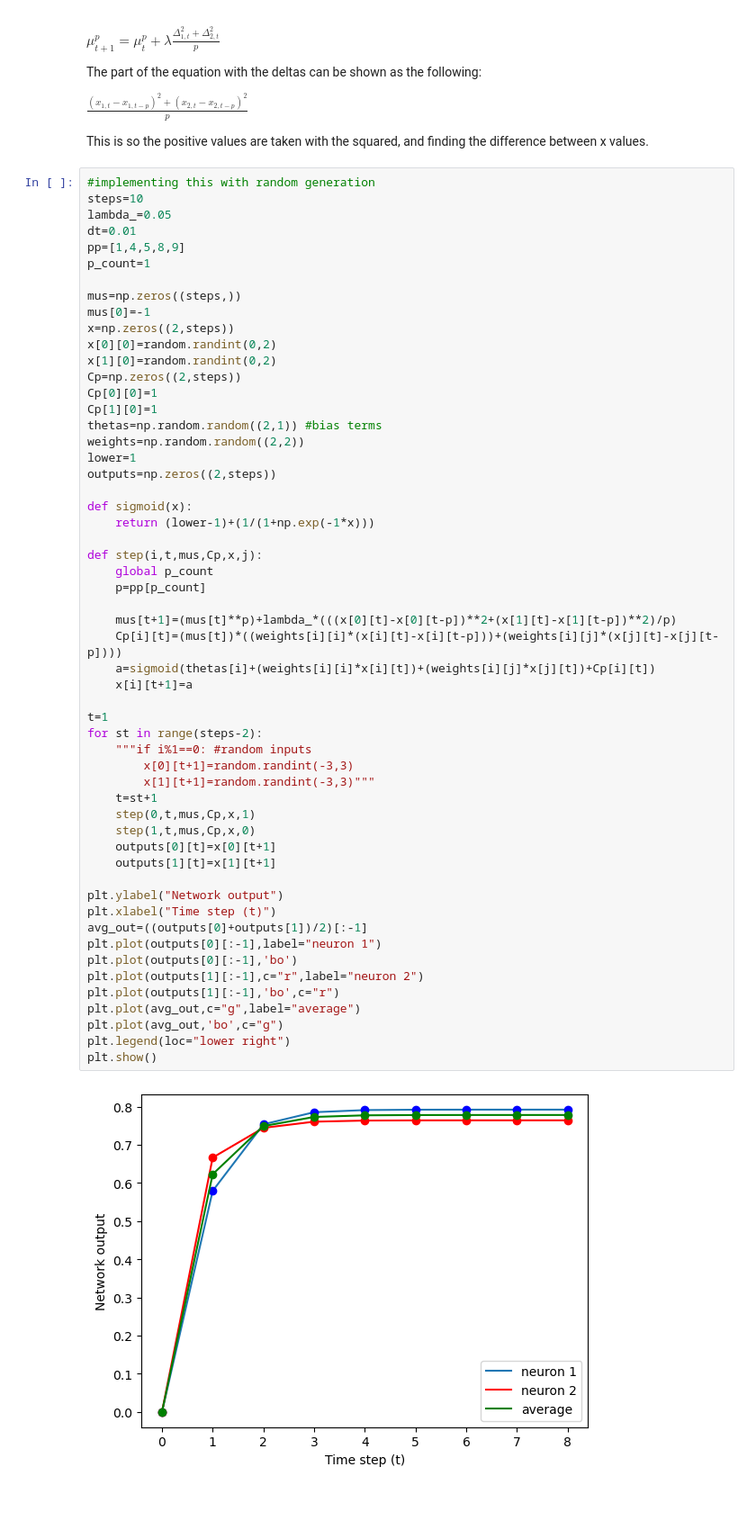
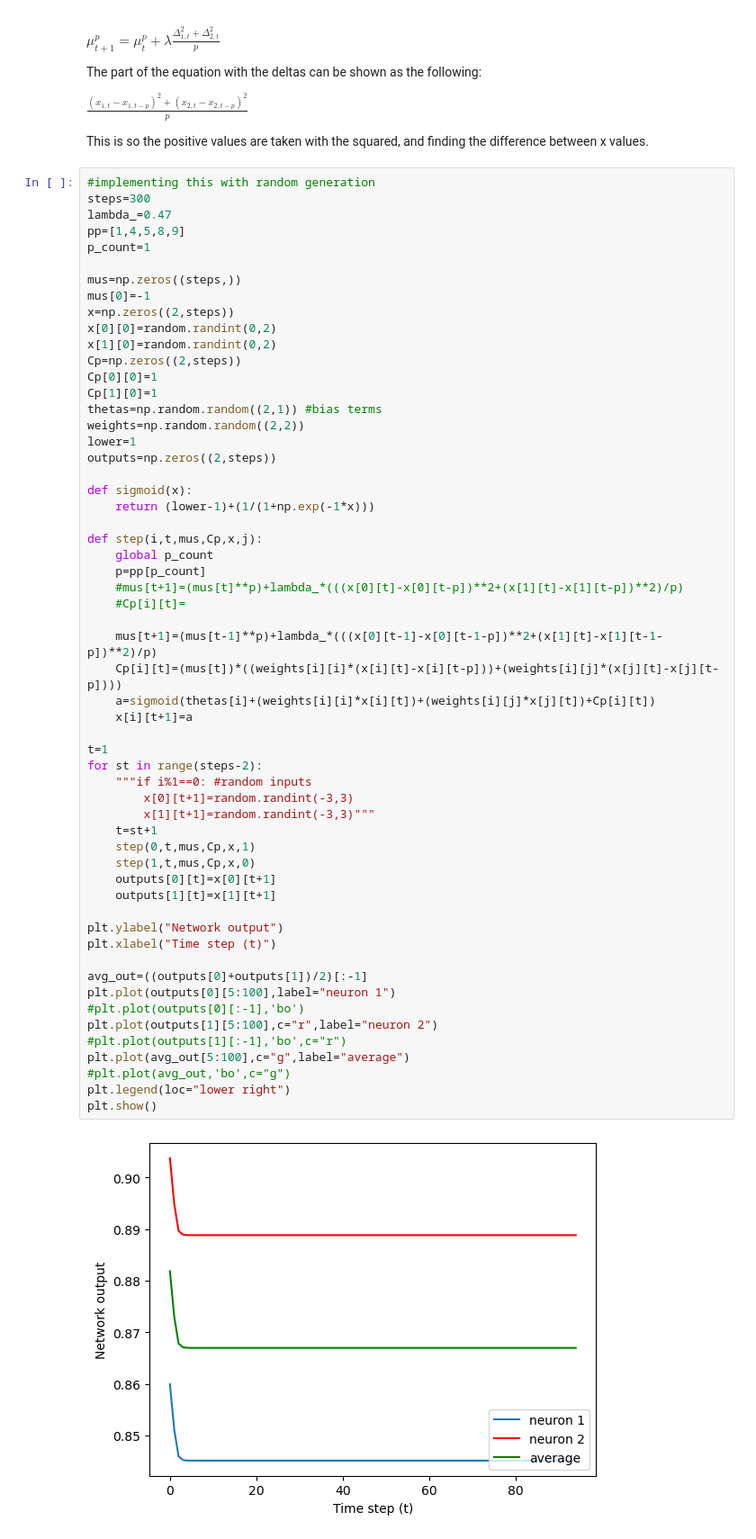
Before and after one commit to shepai/Chaos-Robotics, a Jupyter notebook: Simulation/OpenAIGym/open_ai_example.ipynb, the cells around one changed output. Shown at 90% size. Cells and saved outputs as stored; diff of their text form; blank space fills up the shorter version.

```diff
--- a/Simulation/OpenAIGym/open_ai_example.ipynb
+++ b/Simulation/OpenAIGym/open_ai_example.ipynb
@@ -589,9 +589,8 @@ $\frac{(x_{1,t}-x_{1,t-p})^2 + (x_{2,t}-x_{2,t-p})^2 }{p}$
 This is so the positive values are taken with the squared, and finding the difference between x values.
 # %%
 #implementing this with random generation
-steps=10
-lambda_=0.05
-dt=0.01
+steps=300
+lambda_=0.47
 pp=[1,4,5,8,9]
 p_count=1
 
@@ -609,38 +608,41 @@ lower=1
 outputs=np.zeros((2,steps))
 
 def sigmoid(x):
     return (lower-1)+(1/(1+np.exp(-1*x)))
 
 def step(i,t,mus,Cp,x,j):
     global p_count
     p=pp[p_count]
+    #mus[t+1]=(mus[t]**p)+lambda_*(((x[0][t]-x[0][t-p])**2+(x[1][t]-x[1][t-p])**2)/p)
+    #Cp[i][t]=
 
-    mus[t+1]=(mus[t]**p)+lambda_*(((x[0][t]-x[0][t-p])**2+(x[1][t]-x[1][t-p])**2)/p)
+    mus[t+1]=(mus[t-1]**p)+lambda_*(((x[0][t-1]-x[0][t-1-p])**2+(x[1][t]-x[1][t-1-p])**2)/p)
     Cp[i][t]=(mus[t])*((weights[i][i]*(x[i][t]-x[i][t-p]))+(weights[i][j]*(x[j][t]-x[j][t-p])))
     a=sigmoid(thetas[i]+(weights[i][i]*x[i][t])+(weights[i][j]*x[j][t])+Cp[i][t])
     x[i][t+1]=a
 
 t=1
 for st in range(steps-2):
     """if i%1==0: #random inputs
         x[0][t+1]=random.randint(-3,3)
         x[1][t+1]=random.randint(-3,3)"""
     t=st+1
     step(0,t,mus,Cp,x,1)
     step(1,t,mus,Cp,x,0)
     outputs[0][t]=x[0][t+1]
     outputs[1][t]=x[1][t+1]
 
 plt.ylabel("Network output")
 plt.xlabel("Time step (t)")
+
 avg_out=((outputs[0]+outputs[1])/2)[:-1]
-plt.plot(outputs[0][:-1],label="neuron 1")
-plt.plot(outputs[0][:-1],'bo')
-plt.plot(outputs[1][:-1],c="r",label="neuron 2")
-plt.plot(outputs[1][:-1],'bo',c="r")
-plt.plot(avg_out,c="g",label="average")
-plt.plot(avg_out,'bo',c="g")
+plt.plot(outputs[0][5:100],label="neuron 1")
+#plt.plot(outputs[0][:-1],'bo')
+plt.plot(outputs[1][5:100],c="r",label="neuron 2")
+#plt.plot(outputs[1][:-1],'bo',c="r")
+plt.plot(avg_out[5:100],c="g",label="average")
+#plt.plot(avg_out,'bo',c="g")
 plt.legend(loc="lower right")
 plt.show()
 # %% [output]
-[figure, old version]
+[figure, new version]
```
Also changed, not shown: 2 other files.
